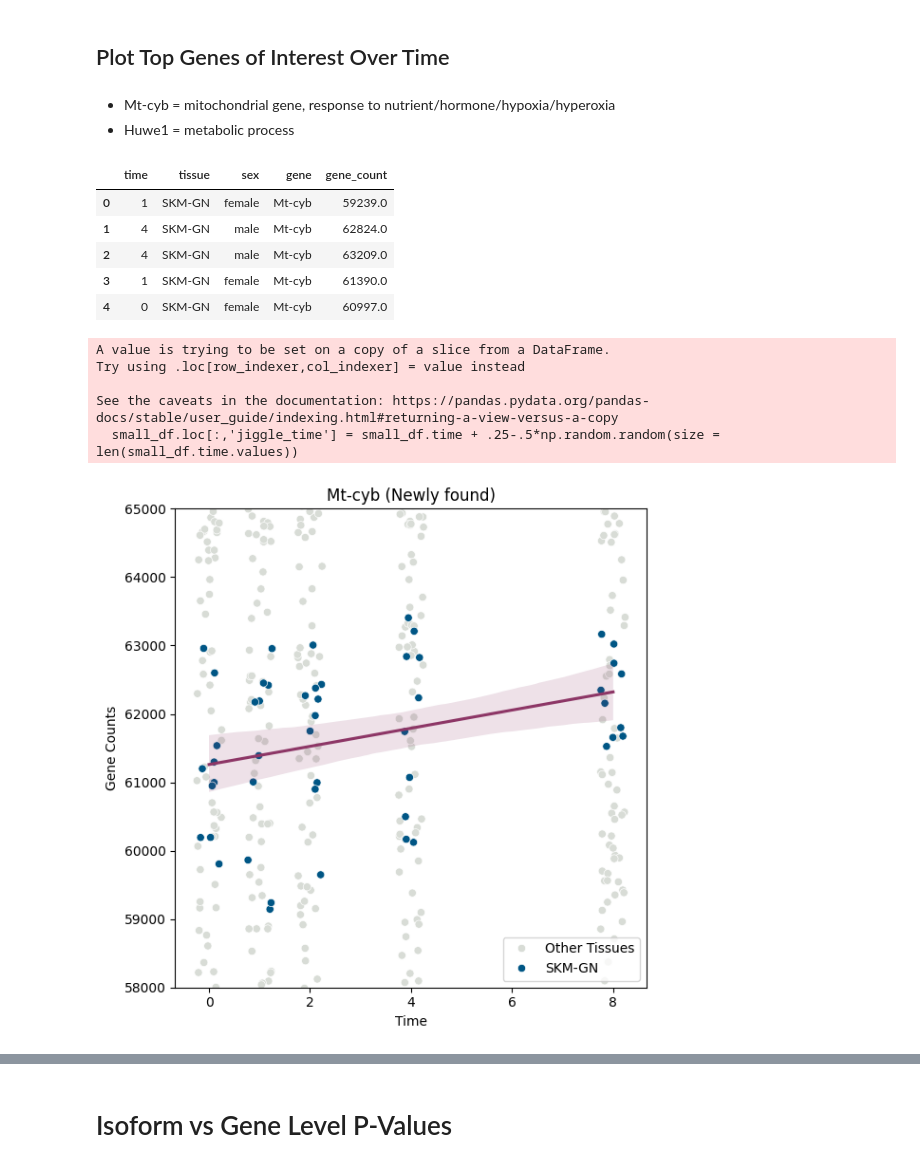
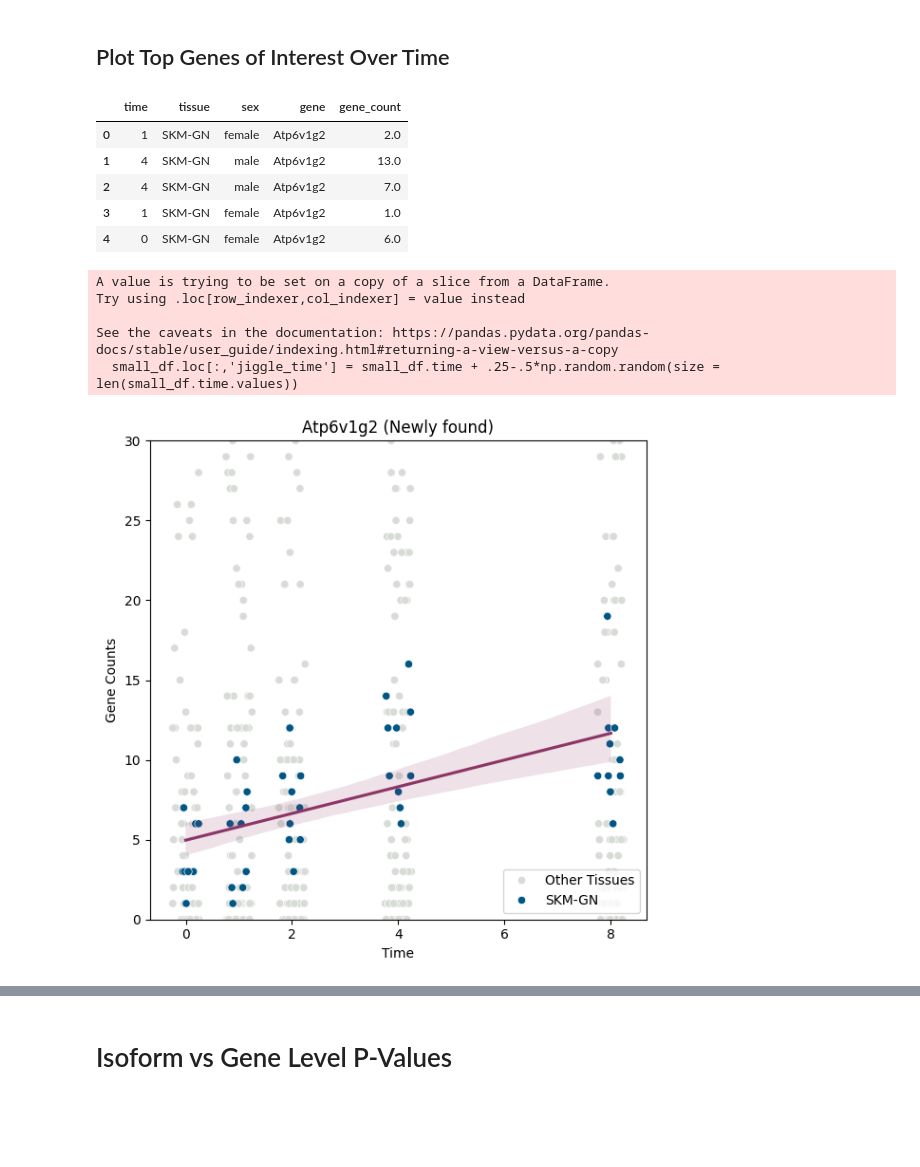
Before and after one commit to pachterlab/OP_2025, a Jupyter notebook: analysis_scripts/DEseq.ipynb, the cells around one changed output, grey strips where cells are left out. Saved outputs shown, nothing was run; the diff lists cells and outputs as text; code cells hidden in the pictures; blank space fills up the shorter version.

```diff
--- a/analysis_scripts/DEseq.ipynb
+++ b/analysis_scripts/DEseq.ipynb
@@ -309,11 +335,8 @@ new_genes.sort_values(['log2FoldChange'], ascending=False, key=abs).iloc[0:10,:]
 # %% [markdown]
 ## Plot Top Genes of Interest Over Time
-# %% [markdown]
-- Mt-cyb = mitochondrial gene, response to nutrient/hormone/hypoxia/hyperoxia
-- Huwe1 = metabolic process
 # %%
-goi = ['ENSRNOG00000061262', 'ENSRNOG00000031766']
-
+goi = ['ENSRNOG00000000840', 'ENSRNOG00000029866']
+toi = 'SKM-GN'
 og_adata = anndata.read_h5ad("omics_adata/rat_RNA_meta.h5ad")
 og_adata.obs.time = og_adata.obs.time.astype('int')
 og_adata.layers["counts"] = og_adata.X.copy()
@@ -329,45 +352,45 @@ summary_df = pd.melt(summary_df, ['time', 'tissue', 'sex'], var_name = 'gene', v
 summary_df.head()
 # %% [output]
 |  | time | tissue | sex | gene | gene_count |
-| 0 | 1 | SKM-GN | female | Mt-cyb | 59239.0 |
-| 1 | 4 | SKM-GN | male | Mt-cyb | 62824.0 |
-| 2 | 4 | SKM-GN | male | Mt-cyb | 63209.0 |
-| 3 | 1 | SKM-GN | female | Mt-cyb | 61390.0 |
-| 4 | 0 | SKM-GN | female | Mt-cyb | 60997.0 |
+| 0 | 1 | SKM-GN | female | Atp6v1g2 | 2.0 |
+| 1 | 4 | SKM-GN | male | Atp6v1g2 | 13.0 |
+| 2 | 4 | SKM-GN | male | Atp6v1g2 | 7.0 |
+| 3 | 1 | SKM-GN | female | Atp6v1g2 | 1.0 |
+| 4 | 0 | SKM-GN | female | Atp6v1g2 | 6.0 |
 # %%
 curr_goi = small_gene_adata.var.X3.values[0]
 small_df = summary_df[summary_df.gene == curr_goi]
 small_df.loc[:,'tissue'] = small_df.tissue == toi
 small_df.loc[:,'tissue'] = [toi if x else 'Other' for x in small_df.tissue.values]
 small_df.loc[:,'jiggle_time'] = small_df.time + .25-.5*np.random.random(size = len(small_df.time.values))
 
 plt.figure(figsize=(6, 6))
 g = sns.scatterplot(
         data=small_df.sort_values('tissue'), x='jiggle_time', y='gene_count',
     hue = 'tissue',
     palette = color_dict,
         )
 sns.regplot(
         data=small_df[small_df.tissue.isin([toi])], x='time', y='gene_count',
     color = color_dict['gene'],scatter=False
 )
 handles, labels  =  g.get_legend_handles_labels()
 
 g.legend(handles, ['Other Tissues', toi], loc='lower right')
 plt.xlabel('Time')
 plt.ylabel('Gene Counts')
-plt.ylim([58000, 65000])
+plt.ylim([0, 30])
 plt.title(f'{curr_goi} (Newly found)')
 plt.tight_layout()
 plt.savefig('figures_final/fig_2a.png')
 plt.show()
 # %% [output]
 A value is trying to be set on a copy of a slice from a DataFrame.
 Try using .loc[row_indexer,col_indexer] = value instead
 
 See the caveats in the documentation: https://pandas.pydata.org/pandas-docs/stable/user_guide/indexing.html#returning-a-view-versus-a-copy
   small_df.loc[:,'jiggle_time'] = small_df.time + .25-.5*np.random.random(size = len(small_df.time.values))
-[figure, old version]
+[figure, new version]
 # %%
 curr_goi = small_gene_adata.var.X3.values[1]
 small_df = summary_df[summary_df.gene == curr_goi]
```
Also changed, not shown: parts of 23 cells of this notebook, 18 other files.
